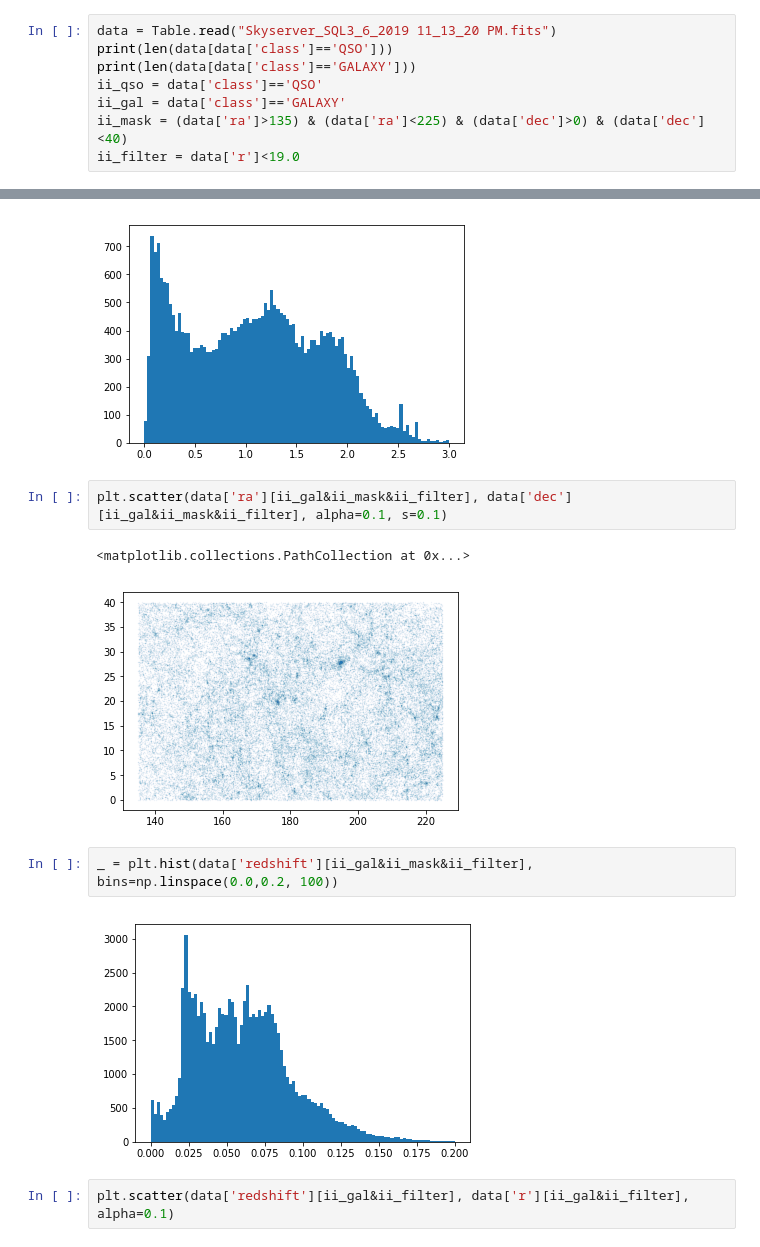
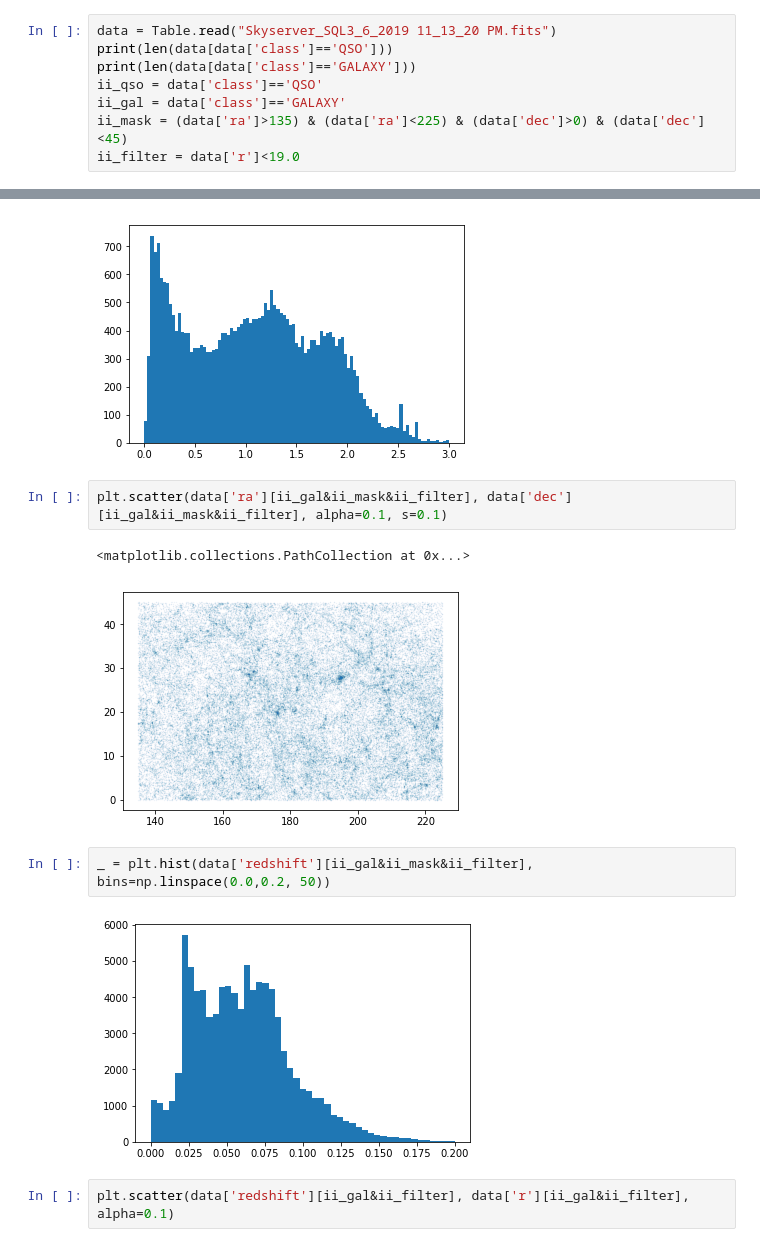
Before and after one commit to forero/abacus, a Jupyter notebook: nb/explora_SDSS_skeleton.ipynb, the cells around one changed output, grey strips where cells are left out. Drawn from its saved outputs; the diff is of its cells as text.

```diff
--- a/nb/explora_SDSS_skeleton.ipynb
+++ b/nb/explora_SDSS_skeleton.ipynb
@@ -25,7 +25,7 @@ print(len(data[data['class']=='QSO']))
 print(len(data[data['class']=='GALAXY']))
 ii_qso = data['class']=='QSO'
 ii_gal = data['class']=='GALAXY'
-ii_mask = (data['ra']>135) & (data['ra']<225) & (data['dec']>0) & (data['dec']<40)
+ii_mask = (data['ra']>135) & (data['ra']<225) & (data['dec']>0) & (data['dec']<45)
 ii_filter = data['r']<19.0
 # %% [output]
 30387
@@ -43,11 +43,11 @@ _ = plt.hist(data['redshift'][ii_qso], bins=np.linspace(0.0,3.0, 100))
 plt.scatter(data['ra'][ii_gal&ii_mask&ii_filter], data['dec'][ii_gal&ii_mask&ii_filter], alpha=0.1, s=0.1)
 # %% [output]
 <matplotlib.collections.PathCollection at 0x...>
-[figure, old version]
+[figure, new version]
 # %%
-_ = plt.hist(data['redshift'][ii_gal&ii_mask&ii_filter], bins=np.linspace(0.0,0.2, 100))
+_ = plt.hist(data['redshift'][ii_gal&ii_mask&ii_filter], bins=np.linspace(0.0,0.2, 50))
 # %% [output]
-[figure, old version]
+[figure, new version]
 # %%
 plt.scatter(data['redshift'][ii_gal&ii_filter], data['r'][ii_gal&ii_filter], alpha=0.1)
 # %% [output]
```
Also changed, not shown: parts of 1 cell of this notebook.
